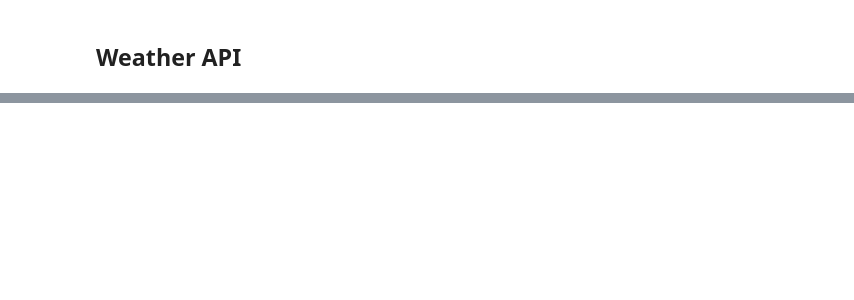
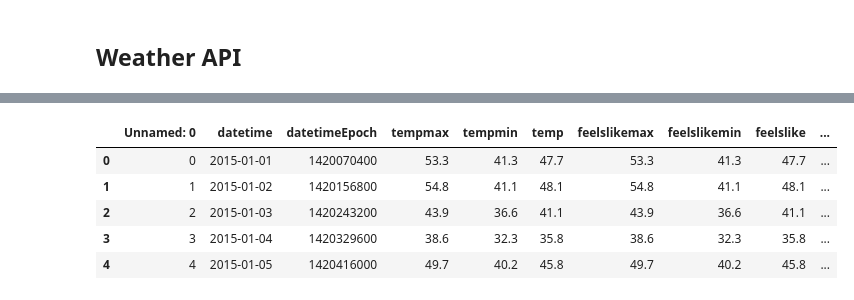
Before and after one commit to ersan-kucukoglu/accidents_python-project, a Jupyter notebook: code/data_manipulation.ipynb, the cells around one changed output, grey strips where cells are left out. Saved outputs shown, nothing was run; the diff lists cells and outputs as text; code cells hidden in the pictures; blank space fills up the shorter version.

```diff
--- a/code/weather_api_2.ipynb
+++ b/code/data_manipulation.ipynb
@@ -141,0 +219,15 @@ accidents_London_winter2015.shape
+# %%
+#read the london weather data
+london_weather_jan_feb = pd.read_csv('/Users/ersankucukoglu/Desktop/Projects/accidents_python-project/data/clean/london_weather_jan_feb.csv')
+london_weather_dec = pd.read_csv('/Users/ersankucukoglu/Desktop/Projects/accidents_python-project/data/clean/london_weather_dec.csv')
+# %%
+london_weather_data=pd.concat([london_weather_jan_feb,london_weather_dec])
+# %%
+london_weather_data.head()
+# %% [output]
+|  | Unnamed: 0 | datetime | datetimeEpoch | tempmax | tempmin | temp | feelslikemax | feelslikemin | feelslike | ... |
+| 0 | 0 | 2015-01-01 | 1420070400 | 53.3 | 41.3 | 47.7 | 53.3 | 41.3 | 47.7 | ... |
+| 1 | 1 | 2015-01-02 | 1420156800 | 54.8 | 41.1 | 48.1 | 54.8 | 41.1 | 48.1 | ... |
+| 2 | 2 | 2015-01-03 | 1420243200 | 43.9 | 36.6 | 41.1 | 43.9 | 36.6 | 41.1 | ... |
+| 3 | 3 | 2015-01-04 | 1420329600 | 38.6 | 32.3 | 35.8 | 38.6 | 32.3 | 35.8 | ... |
+| 4 | 4 | 2015-01-05 | 1420416000 | 49.7 | 40.2 | 45.8 | 49.7 | 40.2 | 45.8 | ... |
```
Also changed, not shown: parts of 20 cells of this notebook.
